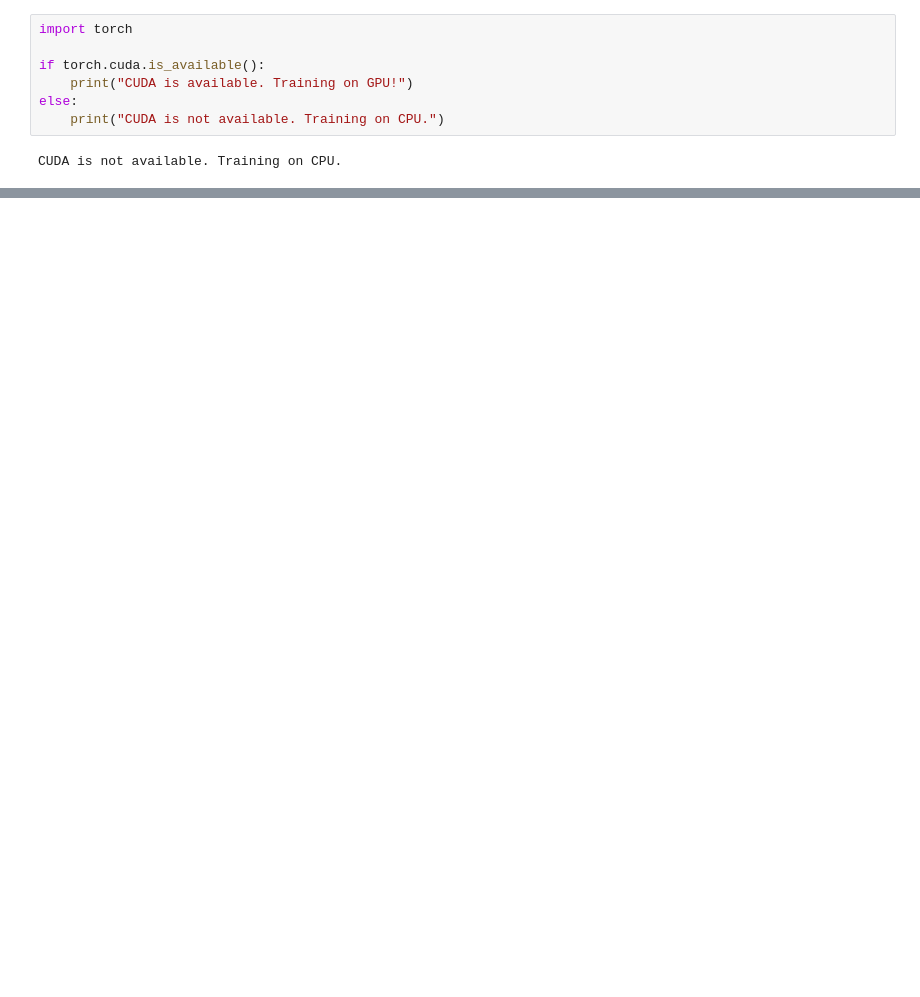
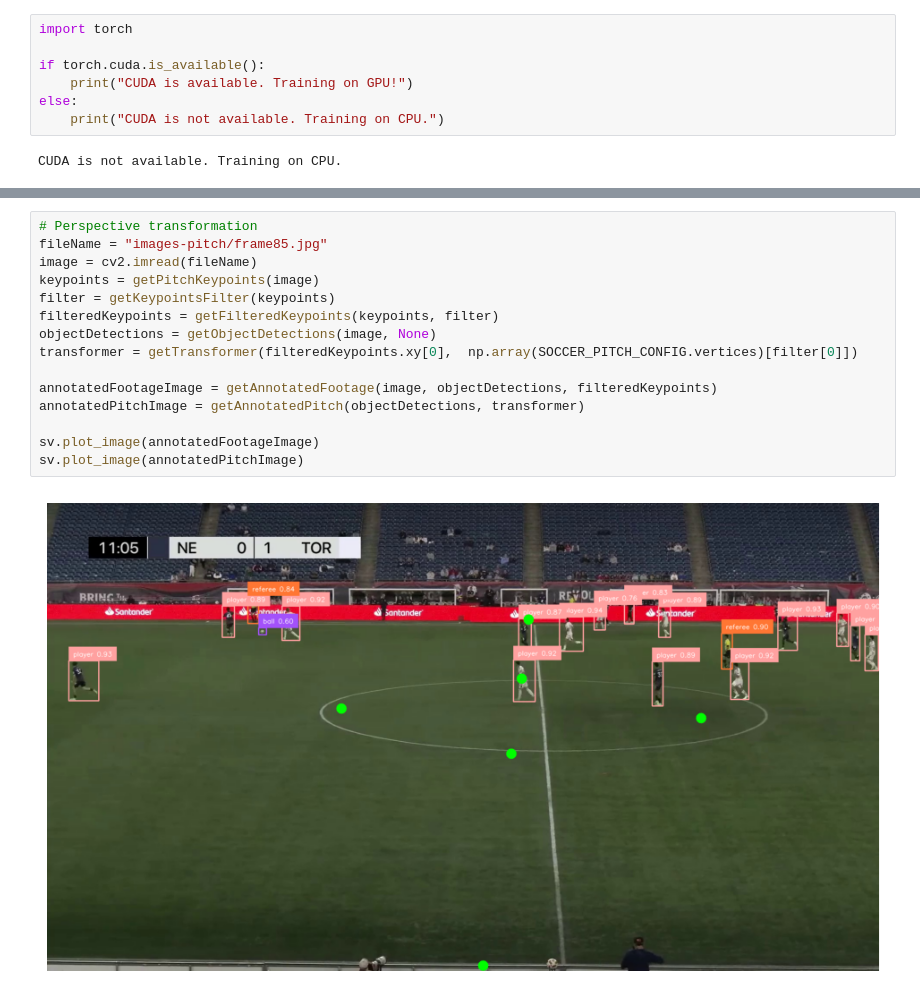
Before and after one commit to Isss11/soccer-computer-vision-analysis, a Jupyter notebook: detector.ipynb, the cells around one changed output, grey strips where cells are left out. Saved outputs shown, nothing was run; the diff lists cells and outputs as text; blank space fills up the shorter version.

```diff
--- a/detector.ipynb
+++ b/detector.ipynb
@@ -293,0 +229,17 @@ sv.plot_image(annotatedPitchImage)
+# %%
+# Perspective transformation
+fileName = "images-pitch/frame85.jpg"
+image = cv2.imread(fileName)
+keypoints = getPitchKeypoints(image)
+filter = getKeypointsFilter(keypoints)
+filteredKeypoints = getFilteredKeypoints(keypoints, filter)
+objectDetections = getObjectDetections(image, None)
+transformer = getTransformer(filteredKeypoints.xy[0],  np.array(SOCCER_PITCH_CONFIG.vertices)[filter[0]])
+
+annotatedFootageImage = getAnnotatedFootage(image, objectDetections, filteredKeypoints)
+annotatedPitchImage = getAnnotatedPitch(objectDetections, transformer)
+
+sv.plot_image(annotatedFootageImage)
+sv.plot_image(annotatedPitchImage)
+# %% [output]
+[figure, added]
```
Also changed, not shown: parts of 8 cells of this notebook.
